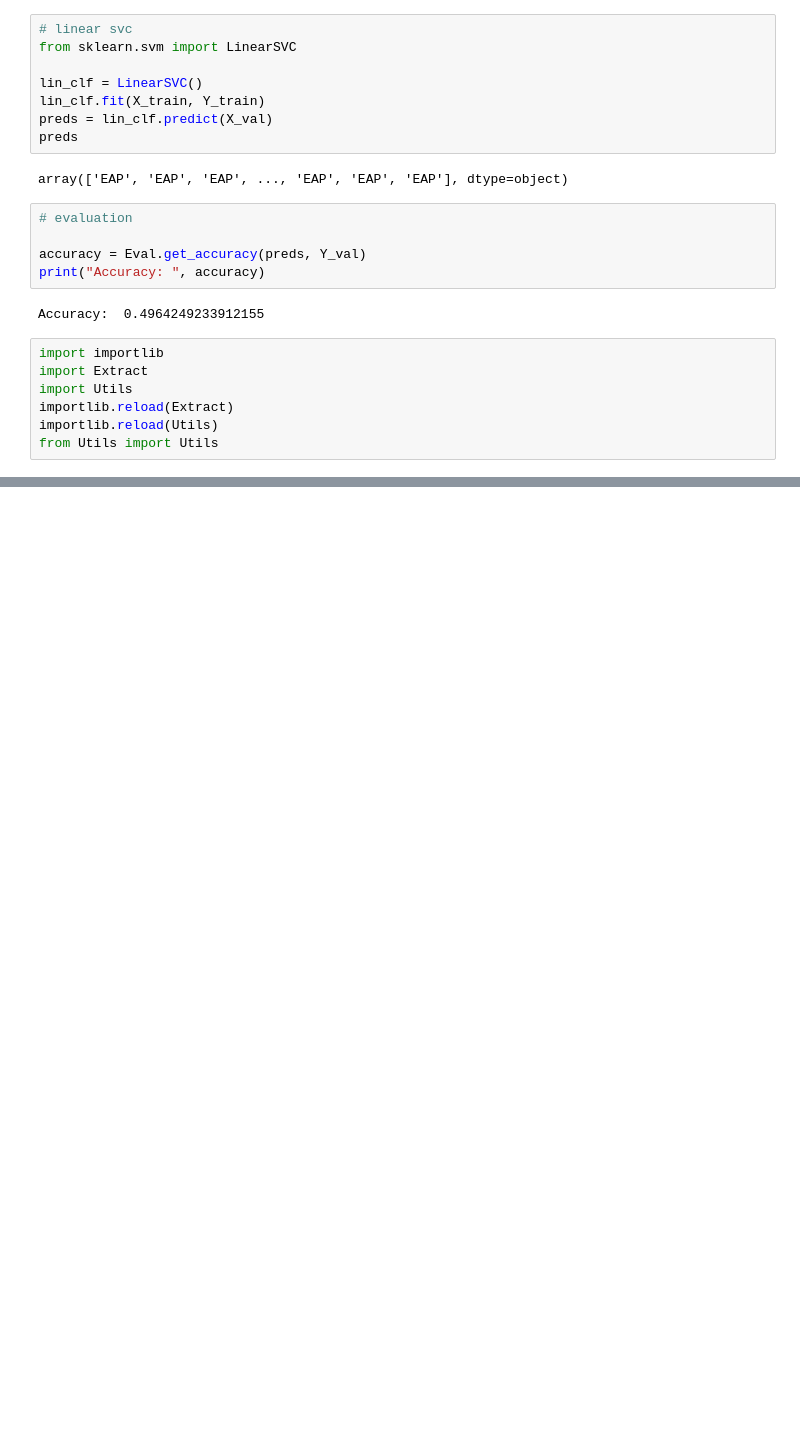
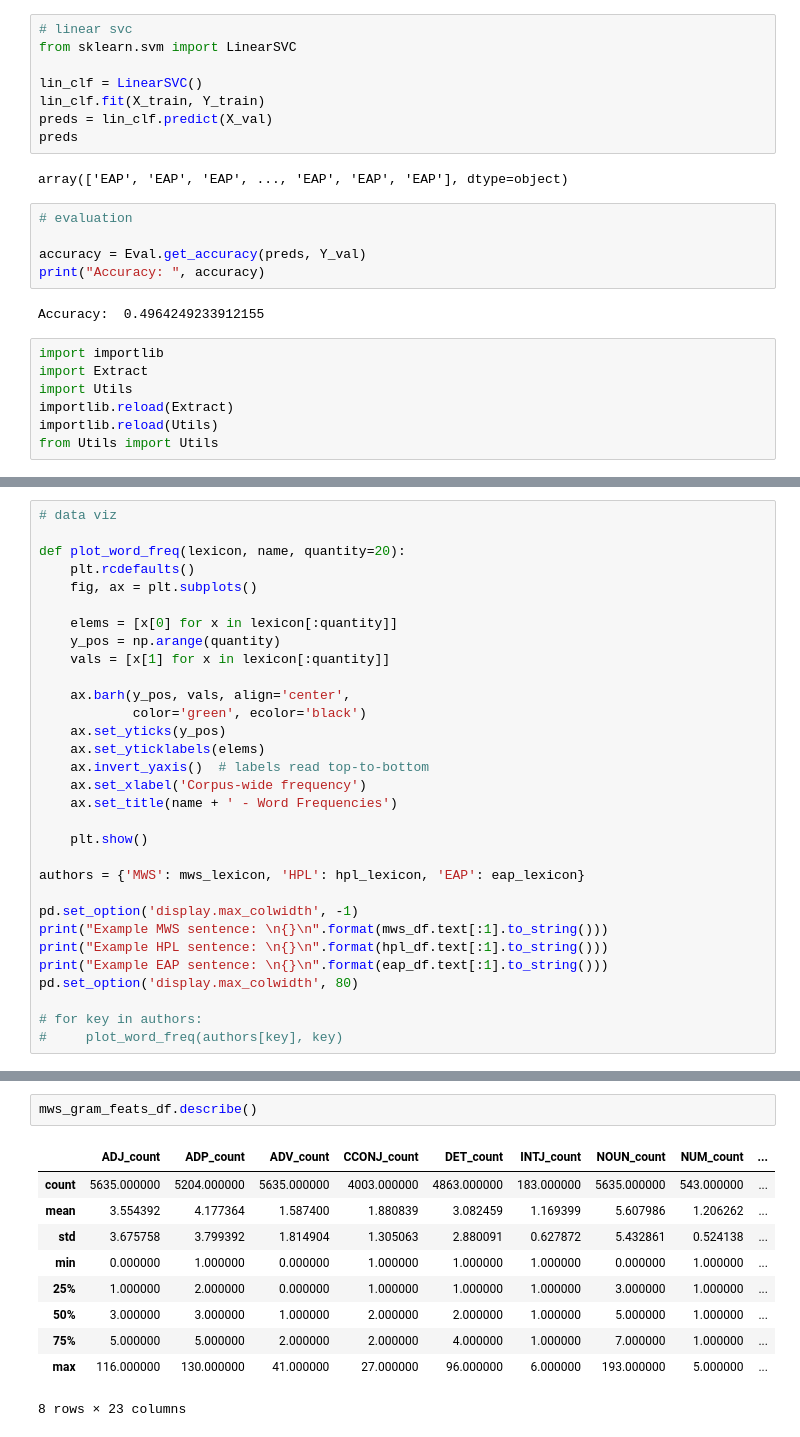
Before and after one commit to happythenewsad/cis545project, a Jupyter notebook: main.ipynb, the cells around one changed output, grey strips where cells are left out. Drawn from its saved outputs; the diff is of its cells as text; blank space fills up the shorter version.

```diff
--- a/main.ipynb
+++ b/main.ipynb
@@ -251,0 +286,31 @@ from Utils import Utils
+# %%
+# data viz
+
+def plot_word_freq(lexicon, name, quantity=20):
+    plt.rcdefaults()
+    fig, ax = plt.subplots()
+
+    elems = [x[0] for x in lexicon[:quantity]]
+    y_pos = np.arange(quantity)
+    vals = [x[1] for x in lexicon[:quantity]]
+
+    ax.barh(y_pos, vals, align='center',
+            color='green', ecolor='black')
+    ax.set_yticks(y_pos)
+    ax.set_yticklabels(elems)
+    ax.invert_yaxis()  # labels read top-to-bottom
+    ax.set_xlabel('Corpus-wide frequency')
+    ax.set_title(name + ' - Word Frequencies')
+
+    plt.show()
+
+authors = {'MWS': mws_lexicon, 'HPL': hpl_lexicon, 'EAP': eap_lexicon}
+
+pd.set_option('display.max_colwidth', -1)
+print("Example MWS sentence: \n{}\n".format(mws_df.text[:1].to_string()))
+print("Example HPL sentence: \n{}\n".format(hpl_df.text[:1].to_string()))
+print("Example EAP sentence: \n{}\n".format(eap_df.text[:1].to_string()))
+pd.set_option('display.max_colwidth', 80)
+
+# for key in authors:
+#     plot_word_freq(authors[key], key)
@@ -251,0 +342,13 @@ from Utils import Utils
+# %%
+mws_gram_feats_df.describe()
+# %% [output]
+|  | ADJ_count | ADP_count | ADV_count | CCONJ_count | DET_count | INTJ_count | NOUN_count | NUM_count | ... |
+| count | 5635.000000 | 5204.000000 | 5635.000000 | 4003.000000 | 4863.000000 | 183.000000 | 5635.000000 | 543.000000 | ... |
+| mean | 3.554392 | 4.177364 | 1.587400 | 1.880839 | 3.082459 | 1.169399 | 5.607986 | 1.206262 | ... |
+| std | 3.675758 | 3.799392 | 1.814904 | 1.305063 | 2.880091 | 0.627872 | 5.432861 | 0.524138 | ... |
+| min | 0.000000 | 1.000000 | 0.000000 | 1.000000 | 1.000000 | 1.000000 | 0.000000 | 1.000000 | ... |
+| 25% | 1.000000 | 2.000000 | 0.000000 | 1.000000 | 1.000000 | 1.000000 | 3.000000 | 1.000000 | ... |
+| 50% | 3.000000 | 3.000000 | 1.000000 | 2.000000 | 2.000000 | 1.000000 | 5.000000 | 1.000000 | ... |
+| 75% | 5.000000 | 5.000000 | 2.000000 | 2.000000 | 4.000000 | 1.000000 | 7.000000 | 1.000000 | ... |
+| max | 116.000000 | 130.000000 | 41.000000 | 27.000000 | 96.000000 | 6.000000 | 193.000000 | 5.000000 | ... |
+8 rows × 23 columns
```
Also changed, not shown: parts of 15 cells of this notebook, 1 other file.
